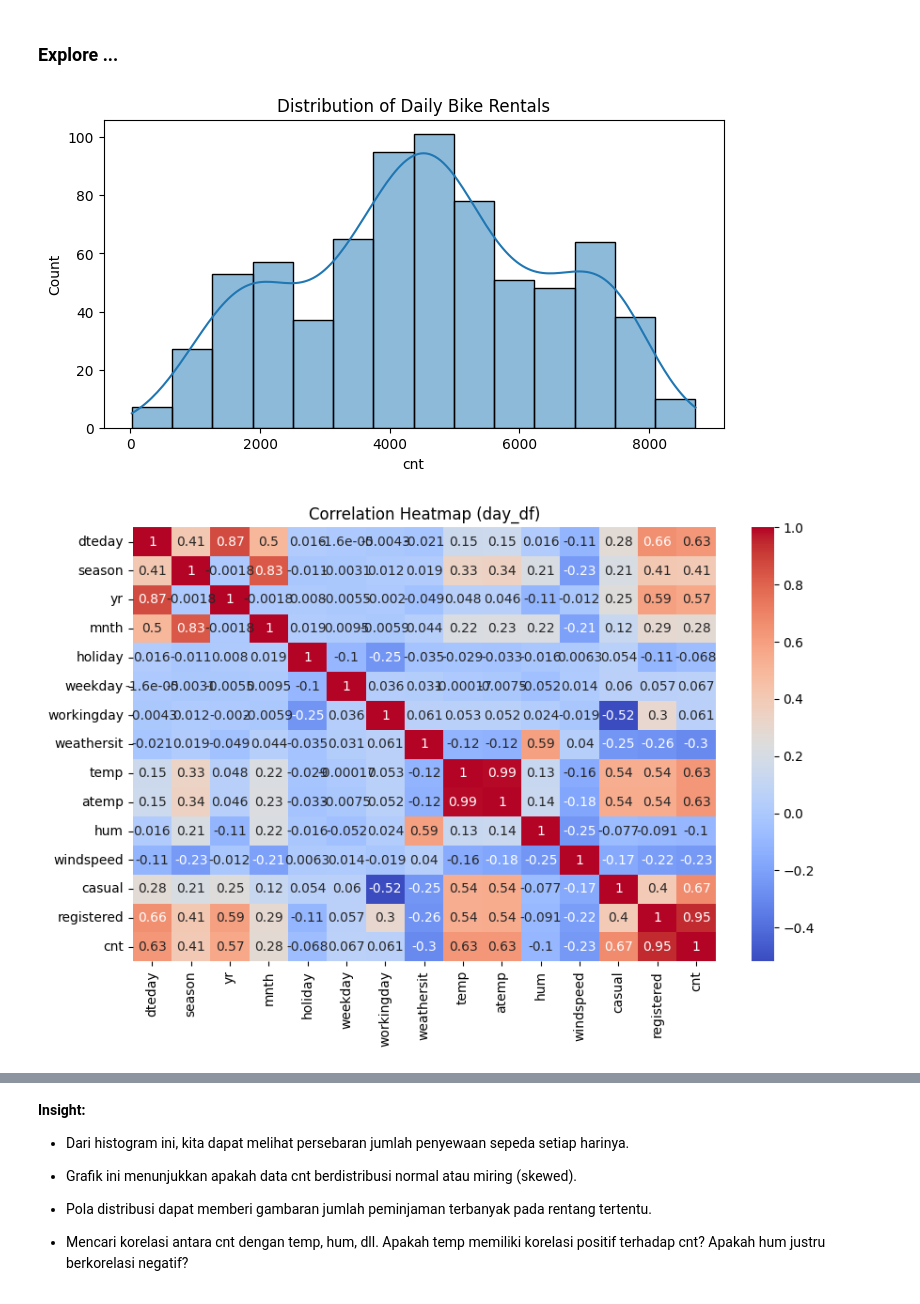
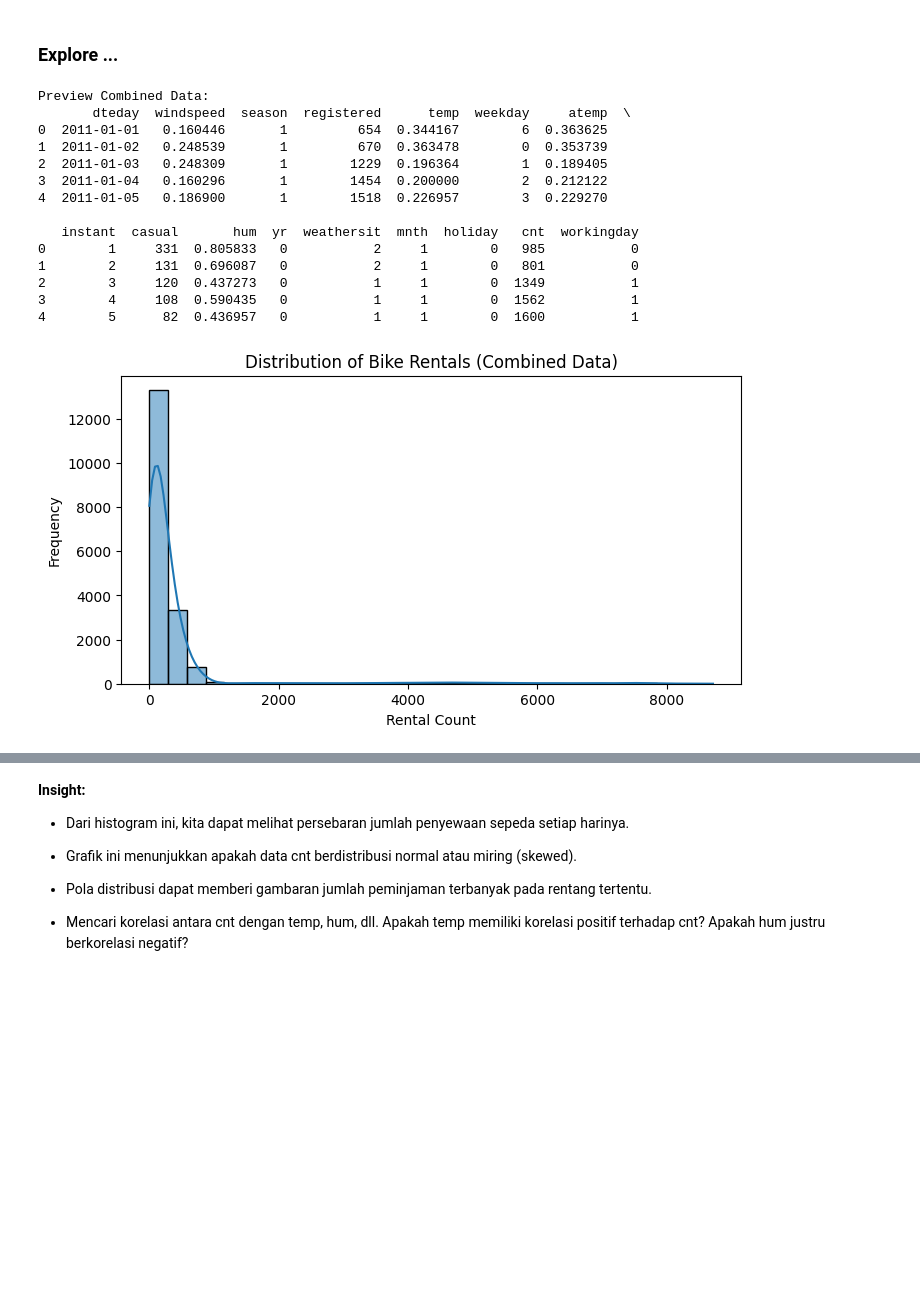
Before and after one commit to renaldiendrawan/bike_sharing_dashboard, a Jupyter notebook: notebook.ipynb, the cells around one changed output, grey strips where cells are left out. Drawn from its saved outputs; the diff is of its cells as text; code cells hidden in the pictures; blank space fills up the shorter version.

```diff
--- a/notebook.ipynb
+++ b/notebook.ipynb
@@ -105,22 +105,56 @@ hour_df.drop(columns=['instant'], inplace=True)
 ## Exploratory Data Analysis (EDA)
 # %% [markdown]
 ### Explore ...
-# %%
-# Distribusi penggunaan sepeda harian
-plt.figure(figsize=(8,4))
-sns.histplot(data=day_df, x='cnt', kde=True)
-plt.title('Distribution of Daily Bike Rentals')
-plt.show()
-
-# Mengubah kolom 'dteday' menjadi tipe datetime
-day_df['dteday'] = pd.to_datetime(day_df['dteday'])
-
-#Korelasi Antar Variabel
-corr = day_df.corr()
-plt.figure(figsize=(10,6))
-sns.heatmap(corr, annot=True, cmap='coolwarm')
-plt.title('Correlation Heatmap (day_df)')
-plt.show()
-# %% [output]
-[figure, removed]
-[figure, removed]
+# %%
+import pandas as pd
+import matplotlib.pyplot as plt
+import seaborn as sns
+
+# Baca data dari day.csv dan hour.csv
+day_df = pd.read_csv("/content/data/day.csv")
+hour_df = pd.read_csv("/content/data/hour.csv")
+
+# Mencari kolom yang sama di kedua dataframe
+common_cols = list(set(day_df.columns).intersection(set(hour_df.columns)))
+
+# Menggabungkan data (append) berdasarkan kolom yang sama
+combined_df = pd.concat([day_df[common_cols], hour_df[common_cols]], ignore_index=True)
+
+# Tampilkan preview data gabungan
+print("Preview Combined Data:")
+print(combined_df.head())
+
+# Ubah kolom 'dteday' menjadi tipe datetime jika ada
+if 'dteday' in combined_df.columns:
+    combined_df['dteday'] = pd.to_datetime(combined_df['dteday'])
+
+# 1. Distribusi Jumlah Penyewaan Sepeda
+plt.figure(figsize=(8,4))
+sns.histplot(data=combined_df, x='cnt', kde=True, color="#1f77b4", bins=30)
+plt.title('Distribution of Bike Rentals (Combined Data)')
+plt.xlabel("Rental Count")
+plt.ylabel("Frequency")
+plt.show()
+
+# 2. Heatmap Korelasi antar variabel
+corr = combined_df.corr()
+plt.figure(figsize=(10,6))
+sns.heatmap(corr, annot=True, cmap='coolwarm')
+plt.title('Correlation Heatmap (Combined Data)')
+plt.show()
+# %% [output]
+Preview Combined Data:
+       dteday  windspeed  season  registered      temp  weekday     atemp  \
+0  2011-01-01   0.160446       1         654  0.344167        6  0.363625
+1  2011-01-02   0.248539       1         670  0.363478        0  0.353739
+2  2011-01-03   0.248309       1        1229  0.196364        1  0.189405
+3  2011-01-04   0.160296       1        1454  0.200000        2  0.212122
+4  2011-01-05   0.186900       1        1518  0.226957        3  0.229270
+
+   instant  casual       hum  yr  weathersit  mnth  holiday   cnt  workingday
+0        1     331  0.805833   0           2     1        0   985           0
+1        2     131  0.696087   0           2     1        0   801           0
+2        3     120  0.437273   0           1     1        0  1349           1
+3        4     108  0.590435   0           1     1        0  1562           1
+4        5      82  0.436957   0           1     1        0  1600           1
+[figure, added]
```
Also changed, not shown: parts of 9 cells of this notebook, 1 other file.
